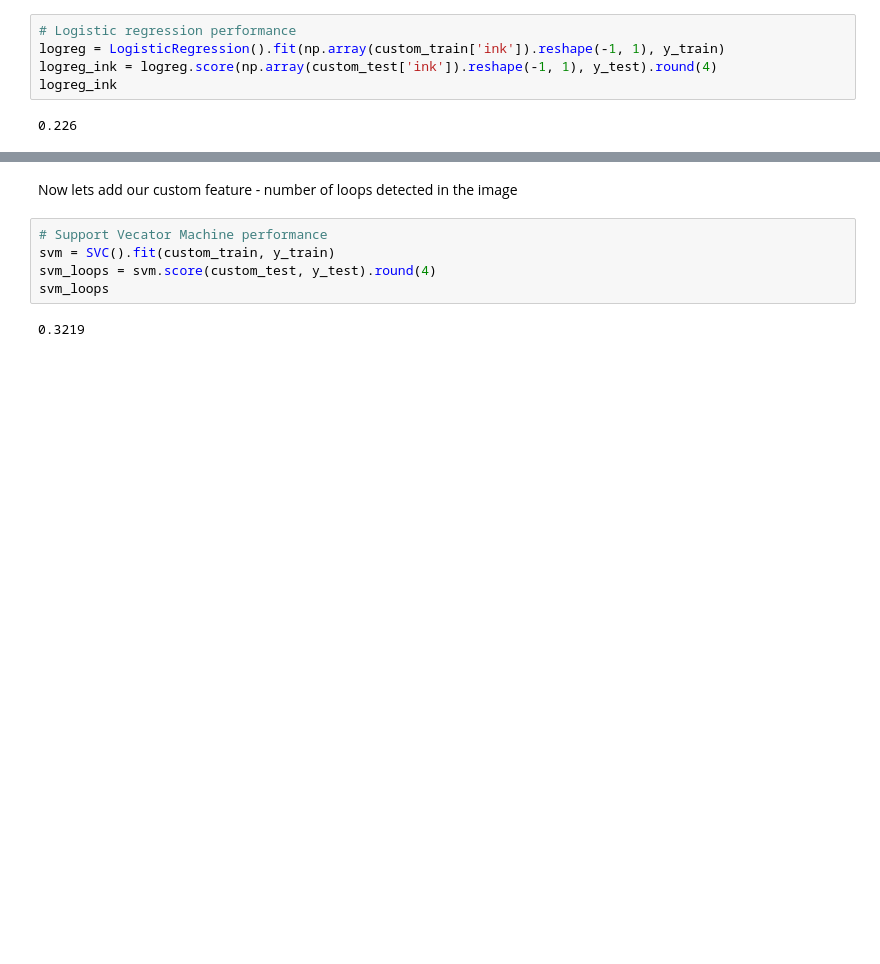
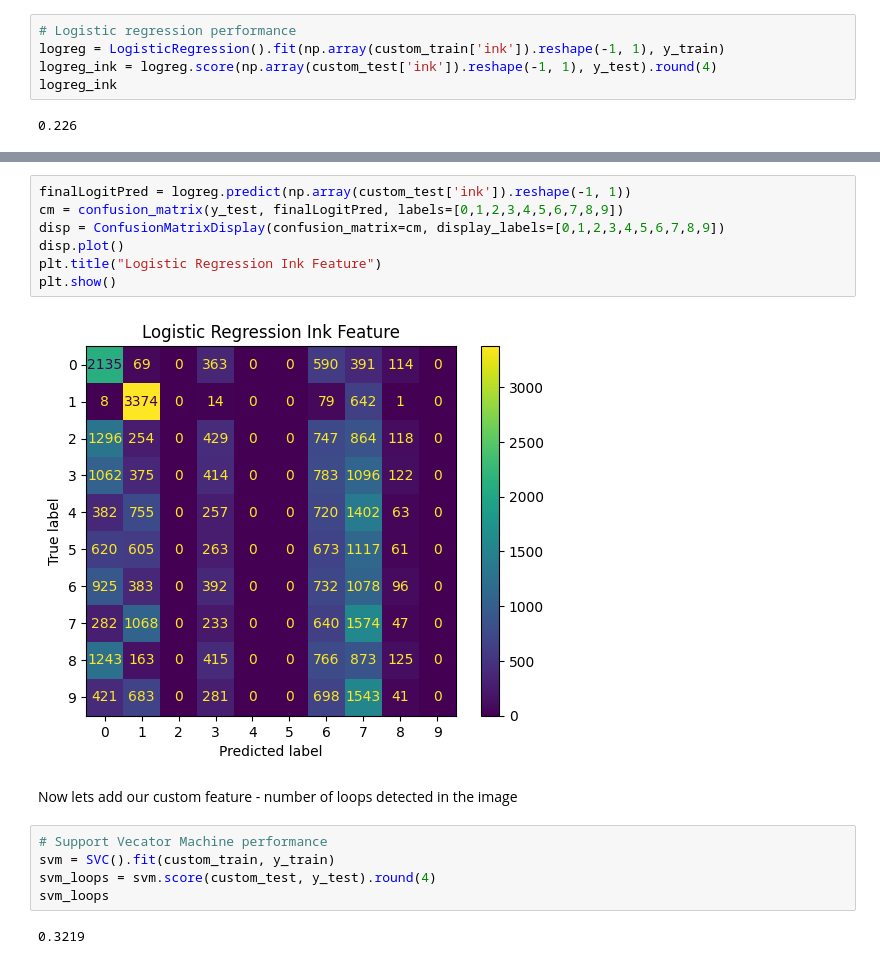
Before and after one commit to efraimdahl/DigitRecognition, a Jupyter notebook: LogitVsSVM.ipynb, the cells around one changed output, grey strips where cells are left out. Cells and saved outputs as stored; diff of their text form; blank space fills up the shorter version.

Commit message:
added extra confusion matrices and a calculation of empty pixels

```diff
--- a/LogitVsSVM.ipynb
+++ b/LogitVsSVM.ipynb
@@ -136,3 +209,12 @@ logreg_ink
+# %%
+finalLogitPred = logreg.predict(np.array(custom_test['ink']).reshape(-1, 1))
+cm = confusion_matrix(y_test, finalLogitPred, labels=[0,1,2,3,4,5,6,7,8,9])
+disp = ConfusionMatrixDisplay(confusion_matrix=cm, display_labels=[0,1,2,3,4,5,6,7,8,9])
+disp.plot()
+plt.title("Logistic Regression Ink Feature")
+plt.show()
+# %% [output]
+[figure, added]
 # %% [markdown]
 Now lets add our custom feature - number of loops detected in the image
 # %%
```
Also changed, not shown: parts of 12 cells of this notebook.
